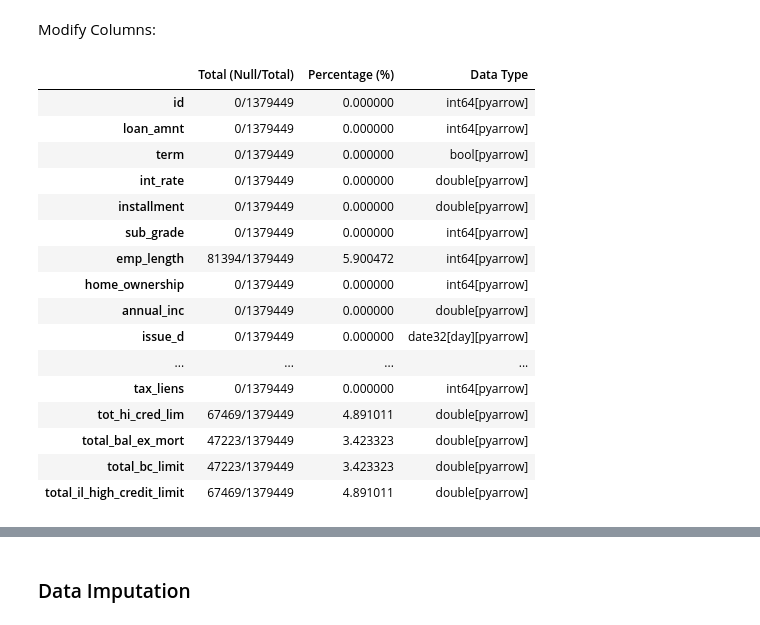
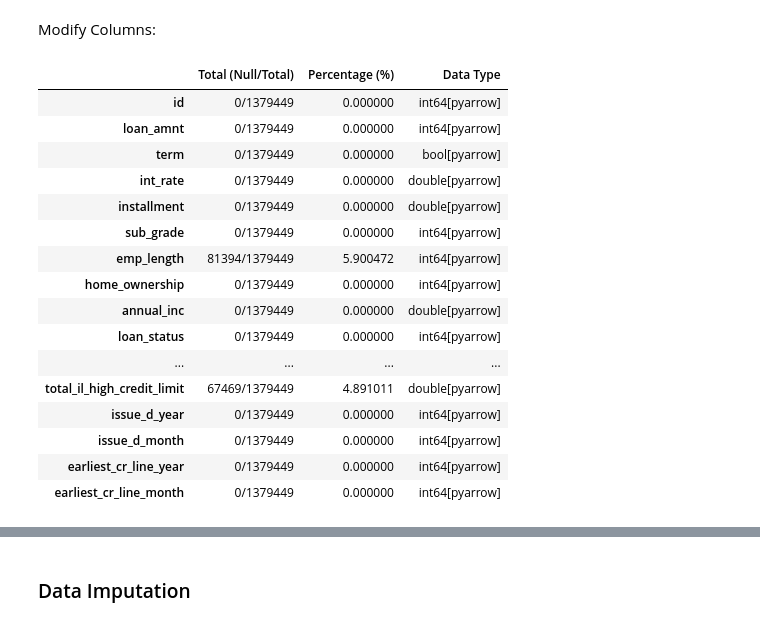
Before and after one commit to EnetzUni/BankLoanPredictionAlgorithm, a Jupyter notebook: notebooks/preprocessing.ipynb, the cells around one changed output, grey strips where cells are left out. Drawn from its saved outputs; the diff is of its cells as text; code cells hidden in the pictures.

Commit message:
Change features of type data to multiple features of type integer and update everything accordingly

```diff
--- a/notebooks/preprocessing.ipynb
+++ b/notebooks/preprocessing.ipynb
@@ -269,9 +269,14 @@ df['home_ownership'] = df['home_ownership'].astype('int64[pyarrow]')
 # verification_status: Delete because it is not usable
 df = df.drop(columns=["verification_status"])
 
-# sub_grade: Transform values to Date and Change Data Type to Date
-df['issue_d'] = pd.to_datetime(df['issue_d'], format='%b-%Y')
-df['issue_d'] = df['issue_d'].astype('date32[pyarrow]')
+# issue_d: Divide the column in 2, one for year and one for month, remove the original column, and Change Data Type to Integer
+df['issue_d_year'] = pd.to_datetime(df['issue_d'], format='%b-%Y').dt.year
+df['issue_d_year'] = df['issue_d_year'].astype('int64[pyarrow]')
+
+df['issue_d_month'] = pd.to_datetime(df['issue_d'], format='%b-%Y').dt.month
+df['issue_d_month'] = df['issue_d_month'].astype('int64[pyarrow]')
+
+df = df.drop(columns=['issue_d'])
 
 # loan_status: Transform values to Integers and Change Data Type to Integer
 df['loan_status'] = df['loan_status'].map({'Fully Paid': 0, 'In Grace Period': 1, 'Late (16-30 days)': 2, 'Late (31-120 days)': 3, 'Charged Off': 4})
@@ -305,9 +310,14 @@ df['addr_state'] = df['addr_state'].astype('int64[pyarrow]')
 # delinq_2yrs: Change Data Type to Integer
 df['delinq_2yrs'] = df['delinq_2yrs'].astype('int64[pyarrow]')
 
-# earliest_cr_line: Transform values to Date and Change Data Type to Date
-df['earliest_cr_line'] = pd.to_datetime(df['earliest_cr_line'], format='%b-%Y')
-df['earliest_cr_line'] = df['earliest_cr_line'].astype('date32[pyarrow]')
+# earliest_cr_line: Divide the column in 2, one for year and one for month, remove the original column, and Change Data Type to Integer
+df['earliest_cr_line_year'] = pd.to_datetime(df['earliest_cr_line'], format='%b-%Y').dt.year
+df['earliest_cr_line_year'] = df['issue_d_year'].astype('int64[pyarrow]')
+
+df['earliest_cr_line_month'] = pd.to_datetime(df['earliest_cr_line'], format='%b-%Y').dt.month
+df['earliest_cr_line_month'] = df['earliest_cr_line_month'].astype('int64[pyarrow]')
+
+df = df.drop(columns=['earliest_cr_line'])
 
 # fico_range_low: Change Data Type to Integer
 df['fico_range_low'] = df['fico_range_low'].astype('int64[pyarrow]')
@@ -642,40 +652,40 @@ df = df.drop(columns=["debt_settlement_flag"])
 df = df.drop(columns=["debt_settlement_flag_date"])
 
 # settlement_status: Delete because it is not usable
 df = df.drop(columns=["settlement_status"])
 
 # settlement_date: Delete because it is not usable
 df = df.drop(columns=["settlement_date"])
 
 # settlement_amount: Delete because it is not usable
 df = df.drop(columns=["settlement_amount"])
 
 # settlement_percentage: Delete because it is not usable
 df = df.drop(columns=["settlement_percentage"])
 
 # settlement_term: Delete because it is not usable
 df = df.drop(columns=["settlement_term"])
 
 print_column_info(df)
 df.head()
 # %% [output]
 |  | Total (Null/Total) | Percentage (%) | Data Type |
 | id | 0/1379449 | 0.000000 | int64[pyarrow] |
 | loan_amnt | 0/1379449 | 0.000000 | int64[pyarrow] |
 | term | 0/1379449 | 0.000000 | bool[pyarrow] |
 | int_rate | 0/1379449 | 0.000000 | double[pyarrow] |
 | installment | 0/1379449 | 0.000000 | double[pyarrow] |
 | sub_grade | 0/1379449 | 0.000000 | int64[pyarrow] |
 | emp_length | 81394/1379449 | 5.900472 | int64[pyarrow] |
 | home_ownership | 0/1379449 | 0.000000 | int64[pyarrow] |
 | annual_inc | 0/1379449 | 0.000000 | double[pyarrow] |
-| issue_d | 0/1379449 | 0.000000 | date32[day][pyarrow] |
+| loan_status | 0/1379449 | 0.000000 | int64[pyarrow] |
 | ... | ... | ... | ... |
-| tax_liens | 0/1379449 | 0.000000 | int64[pyarrow] |
-| tot_hi_cred_lim | 67469/1379449 | 4.891011 | double[pyarrow] |
-| total_bal_ex_mort | 47223/1379449 | 3.423323 | double[pyarrow] |
-| total_bc_limit | 47223/1379449 | 3.423323 | double[pyarrow] |
 | total_il_high_credit_limit | 67469/1379449 | 4.891011 | double[pyarrow] |
+| issue_d_year | 0/1379449 | 0.000000 | int64[pyarrow] |
+| issue_d_month | 0/1379449 | 0.000000 | int64[pyarrow] |
+| earliest_cr_line_year | 0/1379449 | 0.000000 | int64[pyarrow] |
+| earliest_cr_line_month | 0/1379449 | 0.000000 | int64[pyarrow] |
 |  | id | loan_amnt | term | int_rate | installment | sub_grade | emp_length | home_ownership | annual_inc | ... |
 | 0 | 68407277 | 3600 | False | 13.99 | 123.03 | 13 | 10 | 2 | 55000.0 | ... |
 | 1 | 68355089 | 24700 | False | 11.99 | 820.28 | 10 | 10 | 2 | 65000.0 | ... |
```
Also changed, not shown: parts of 1 cell of this notebook, 6 other files.
